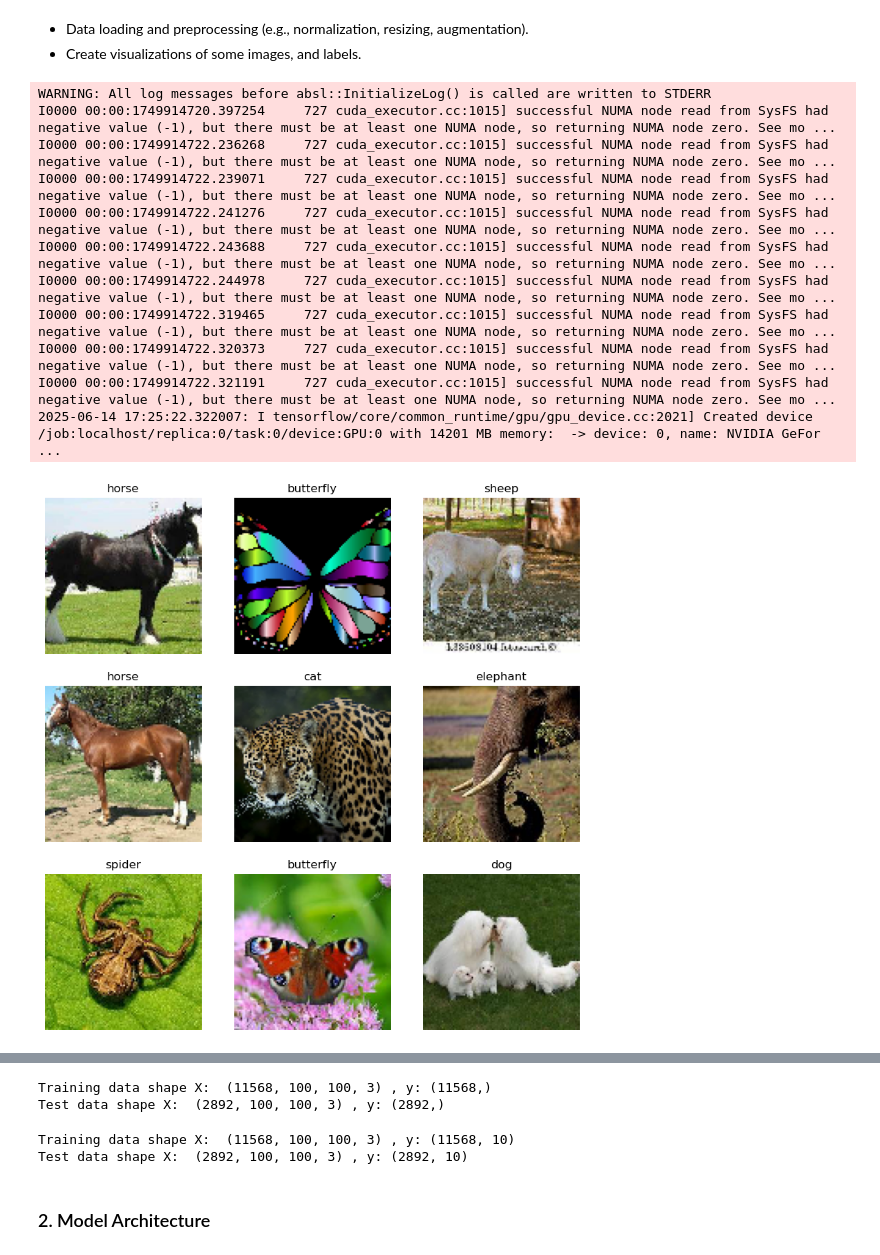
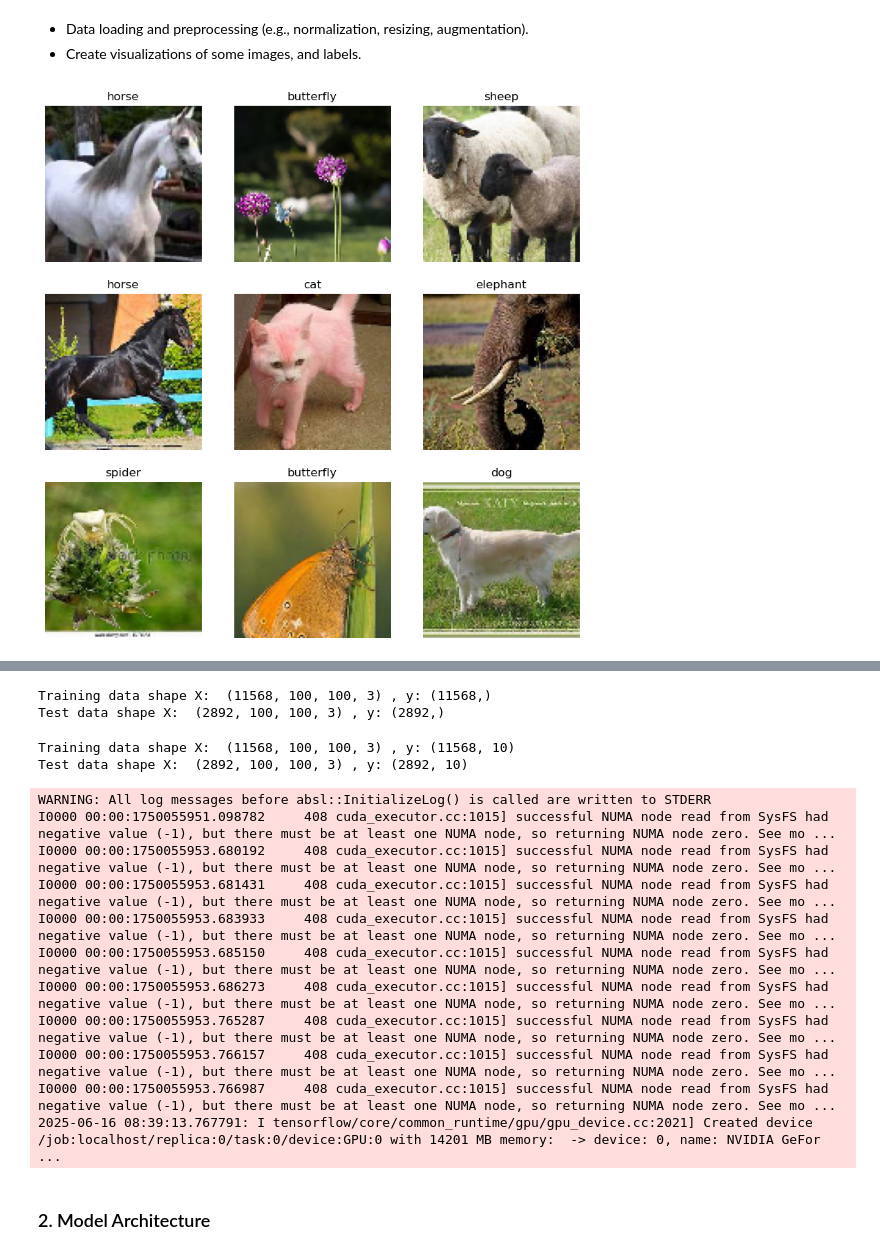
Before and after one commit to jonathansada/CNN_Image_Classifier, a Jupyter notebook: image_classificator_animals.ipynb, the cells around one changed output, grey strips where cells are left out. Cells and saved outputs as stored; diff of their text form; code cells hidden in the pictures.

Commit message:
Improved image cropping, label balancer, deterministic models. Changed transfer layers model depth. Implemented fine-tunning for MobileNetV2.

```diff
--- a/image_classificator_animals.ipynb
+++ b/image_classificator_animals.ipynb
@@ -177,37 +176,25 @@ Before doing that, I am going to write a funciton that allows me to import the i
 - Create visualizations of some images, and labels.
 # %%
 # I am goint to balance the model by taking the first items of each category
-df_01 = balance_labels(img_df, label_colum="label")
+df_01 = balance_labels(img_df, label_colum="label", shuffle=True, seed=seed)
 
-# Prepare DataSets
-X, y, class_names = get_img_xy(df = df_01, path_column = "path", label_column = "label", img_width=img_width, img_height=img_height, color_mode="rgb")
+X, y, class_names = get_img_xy(df=df_01, path_column = "path", label_column = "label", img_width=img_width, img_height=img_height, color_mode="rgb", seed=seed)
 ds1_X_train, ds1_X_test, ds1_y_train, ds1_y_test = train_test_split(X, y, test_size=.2, stratify=y, random_state=seed)
 
 # Preview Data
 preview_img_dataset_xy(ds1_X_train, ds1_y_train, class_names)
 
 # Preview Data Distribution
 show_labels_distribution(labels = ds1_y_train, class_names = class_names)
 
 # Review Shapes
 print("Training data shape X: ", ds1_X_train.shape, ", y:", ds1_y_train.shape)
 print("Test data shape X: ", ds1_X_test.shape, ", y:", ds1_y_test.shape)
 # %% [output]
-WARNING: All log messages before absl::InitializeLog() is called are written to STDERR
-I0000 00:00:1749914720.397254     727 cuda_executor.cc:1015] successful NUMA node read from SysFS had negative value (-1), but there must be at least one NUMA node, so returning NUMA node zero. See mo ...
-I0000 00:00:1749914722.236268     727 cuda_executor.cc:1015] successful NUMA node read from SysFS had negative value (-1), but there must be at least one NUMA node, so returning NUMA node zero. See mo ...
-I0000 00:00:1749914722.239071     727 cuda_executor.cc:1015] successful NUMA node read from SysFS had negative value (-1), but there must be at least one NUMA node, so returning NUMA node zero. See mo ...
-I0000 00:00:1749914722.241276     727 cuda_executor.cc:1015] successful NUMA node read from SysFS had negative value (-1), but there must be at least one NUMA node, so returning NUMA node zero. See mo ...
-I0000 00:00:1749914722.243688     727 cuda_executor.cc:1015] successful NUMA node read from SysFS had negative value (-1), but there must be at least one NUMA node, so returning NUMA node zero. See mo ...
-I0000 00:00:1749914722.244978     727 cuda_executor.cc:1015] successful NUMA node read from SysFS had negative value (-1), but there must be at least one NUMA node, so returning NUMA node zero. See mo ...
-I0000 00:00:1749914722.319465     727 cuda_executor.cc:1015] successful NUMA node read from SysFS had negative value (-1), but there must be at least one NUMA node, so returning NUMA node zero. See mo ...
-I0000 00:00:1749914722.320373     727 cuda_executor.cc:1015] successful NUMA node read from SysFS had negative value (-1), but there must be at least one NUMA node, so returning NUMA node zero. See mo ...
-I0000 00:00:1749914722.321191     727 cuda_executor.cc:1015] successful NUMA node read from SysFS had negative value (-1), but there must be at least one NUMA node, so returning NUMA node zero. See mo ...
-2025-06-14 17:25:22.322007: I tensorflow/core/common_runtime/gpu/gpu_device.cc:2021] Created device /job:localhost/replica:0/task:0/device:GPU:0 with 14201 MB memory:  -> device: 0, name: NVIDIA GeFor ...
-[figure, old version]
+[figure, new version]
 [figure]
-Training data shape X:  (11568, 100, 100, 3) , y: (11568,)
-Test data shape X:  (2892, 100, 100, 3) , y: (2892,)
+Training data shape X:  (11568, 100, 100, 3) , y: (11568,)
+Test data shape X:  (2892, 100, 100, 3) , y: (2892,)
 # %%
 # Reshape to add channel dimension
 ds1_X_train = ds1_X_train.reshape(-1, img_width, img_height, 3)
@@ -228,6 +215,17 @@ print("Test data shape X: ", ds1_X_test.shape, ", y:", ds1_y_test_cat.shape)
 # %% [output]
 Training data shape X:  (11568, 100, 100, 3) , y: (11568, 10)
 Test data shape X:  (2892, 100, 100, 3) , y: (2892, 10)
+WARNING: All log messages before absl::InitializeLog() is called are written to STDERR
+I0000 00:00:1750055951.098782     408 cuda_executor.cc:1015] successful NUMA node read from SysFS had negative value (-1), but there must be at least one NUMA node, so returning NUMA node zero. See mo ...
+I0000 00:00:1750055953.680192     408 cuda_executor.cc:1015] successful NUMA node read from SysFS had negative value (-1), but there must be at least one NUMA node, so returning NUMA node zero. See mo ...
+I0000 00:00:1750055953.681431     408 cuda_executor.cc:1015] successful NUMA node read from SysFS had negative value (-1), but there must be at least one NUMA node, so returning NUMA node zero. See mo ...
+I0000 00:00:1750055953.683933     408 cuda_executor.cc:1015] successful NUMA node read from SysFS had negative value (-1), but there must be at least one NUMA node, so returning NUMA node zero. See mo ...
+I0000 00:00:1750055953.685150     408 cuda_executor.cc:1015] successful NUMA node read from SysFS had negative value (-1), but there must be at least one NUMA node, so returning NUMA node zero. See mo ...
+I0000 00:00:1750055953.686273     408 cuda_executor.cc:1015] successful NUMA node read from SysFS had negative value (-1), but there must be at least one NUMA node, so returning NUMA node zero. See mo ...
+I0000 00:00:1750055953.765287     408 cuda_executor.cc:1015] successful NUMA node read from SysFS had negative value (-1), but there must be at least one NUMA node, so returning NUMA node zero. See mo ...
+I0000 00:00:1750055953.766157     408 cuda_executor.cc:1015] successful NUMA node read from SysFS had negative value (-1), but there must be at least one NUMA node, so returning NUMA node zero. See mo ...
+I0000 00:00:1750055953.766987     408 cuda_executor.cc:1015] successful NUMA node read from SysFS had negative value (-1), but there must be at least one NUMA node, so returning NUMA node zero. See mo ...
+2025-06-16 08:39:13.767791: I tensorflow/core/common_runtime/gpu/gpu_device.cc:2021] Created device /job:localhost/replica:0/task:0/device:GPU:0 with 14201 MB memory:  -> device: 0, name: NVIDIA GeFor ...
 # %% [markdown]
 ### 2. Model Architecture
 # %% [markdown]
```
Also changed, not shown: parts of 15 cells of this notebook, 9 other files.
